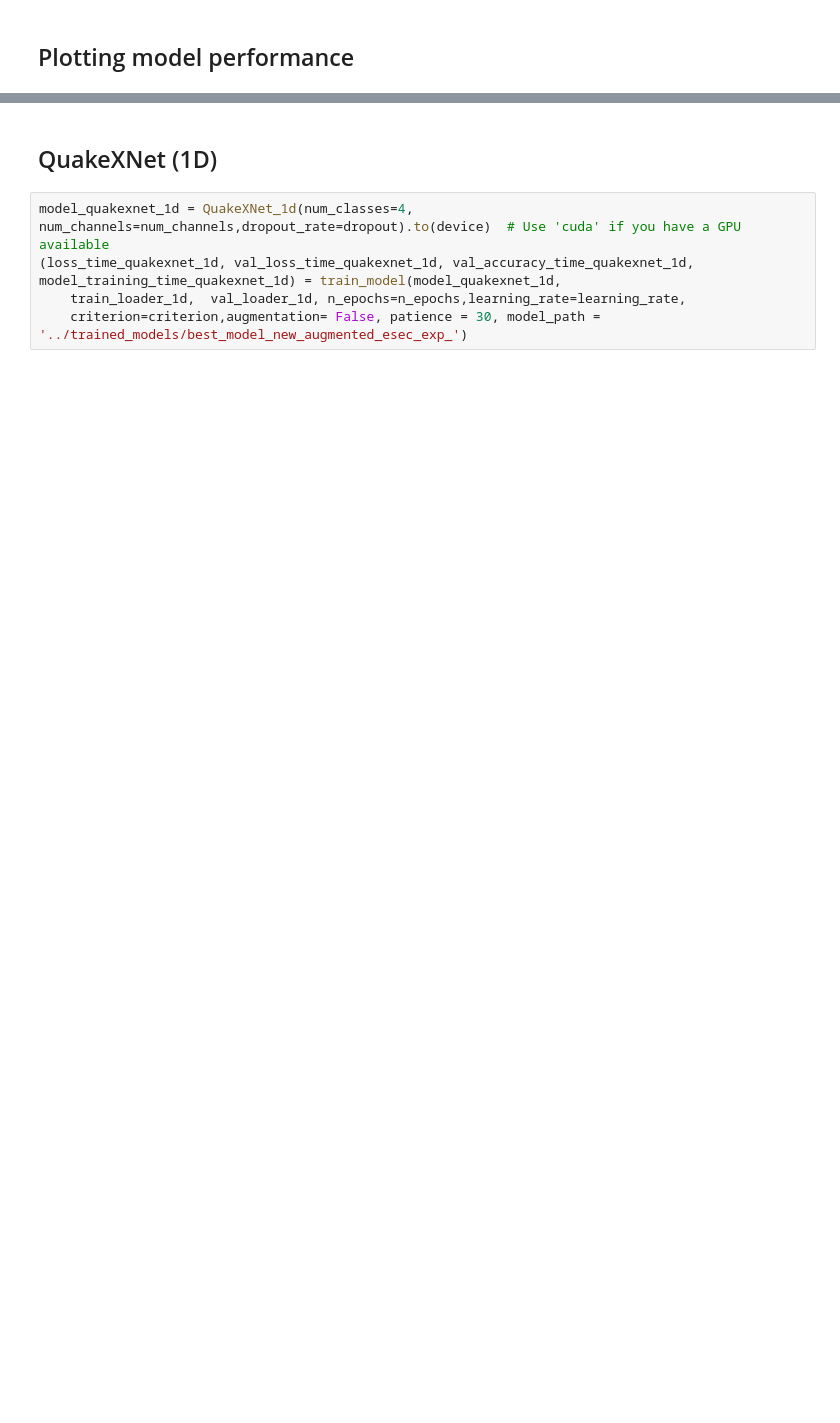
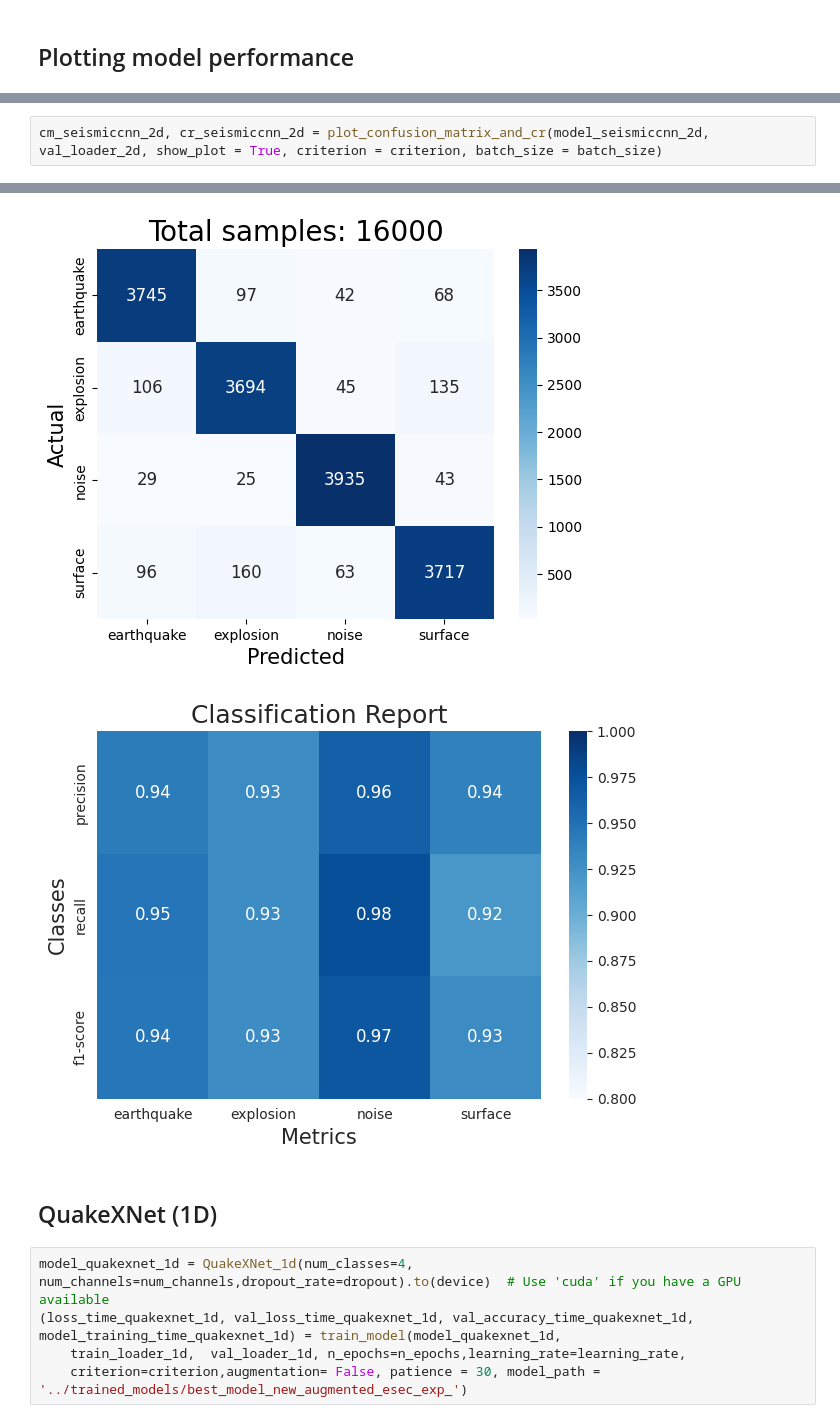
Before and after one commit to Akashkharita/PNW_Seismic_Event_Classification, a Jupyter notebook: deep_learning/notebooks/model_training_v3.ipynb, the cells around one changed output, grey strips where cells are left out. Drawn from its saved outputs; the diff is of its cells as text; blank space fills up the shorter version.

```diff
--- a/deep_learning/notebooks/model_training_v3.ipynb
+++ b/deep_learning/notebooks/model_training_v3.ipynb
@@ -772,0 +819,3 @@ plot_model_training(loss_time_seismiccnn_2d, val_loss_time_seismiccnn_2d, val_ac
+# %%
+cm_seismiccnn_2d, cr_seismiccnn_2d = plot_confusion_matrix_and_cr(model_seismiccnn_2d, val_loader_2d, show_plot = True, criterion = criterion, batch_size = batch_size)
+# %% [output]
@@ -773,3 +823,5 @@ plot_model_training(loss_time_seismiccnn_2d, val_loss_time_seismiccnn_2d, val_ac
+[figure, added]
+[figure, added]
 # %% [markdown]
 ## QuakeXNet (1D)
 # %%
```
Also changed, not shown: parts of 48 cells of this notebook.
